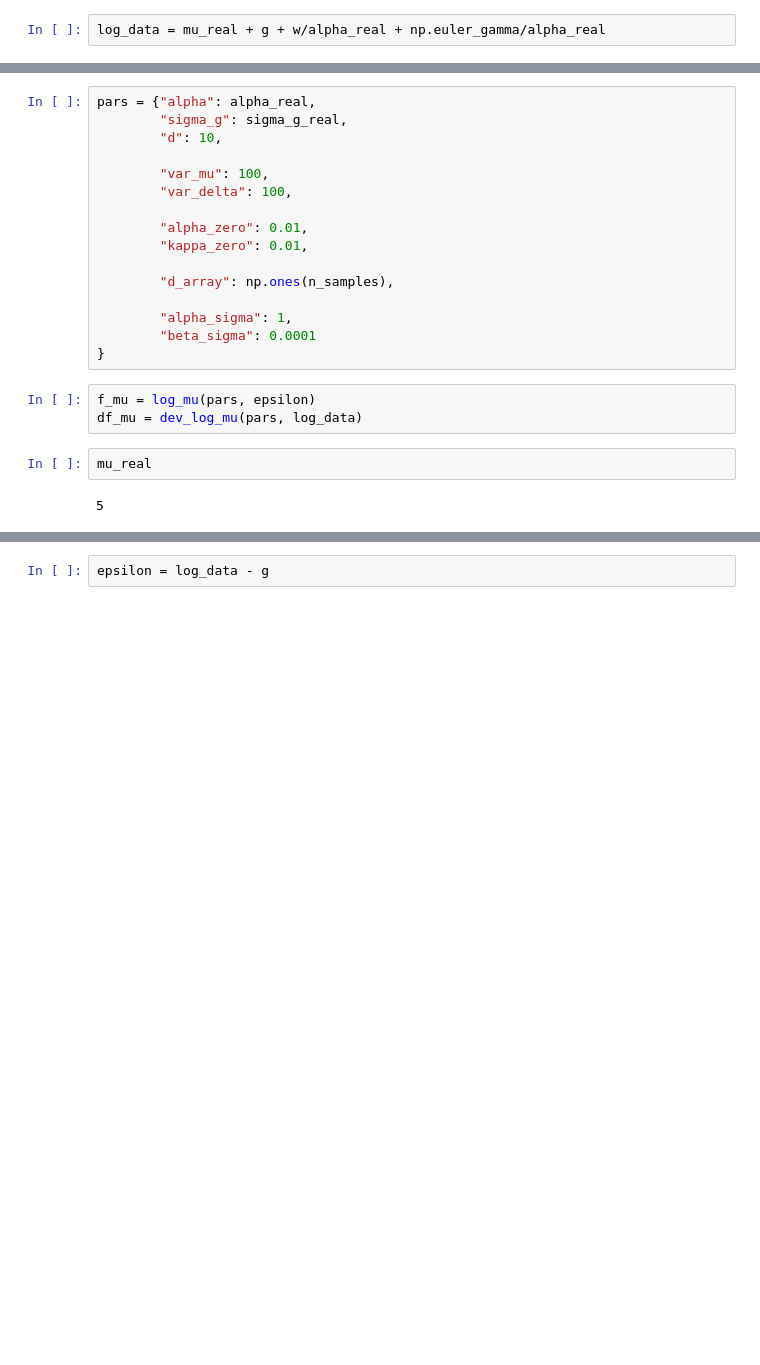
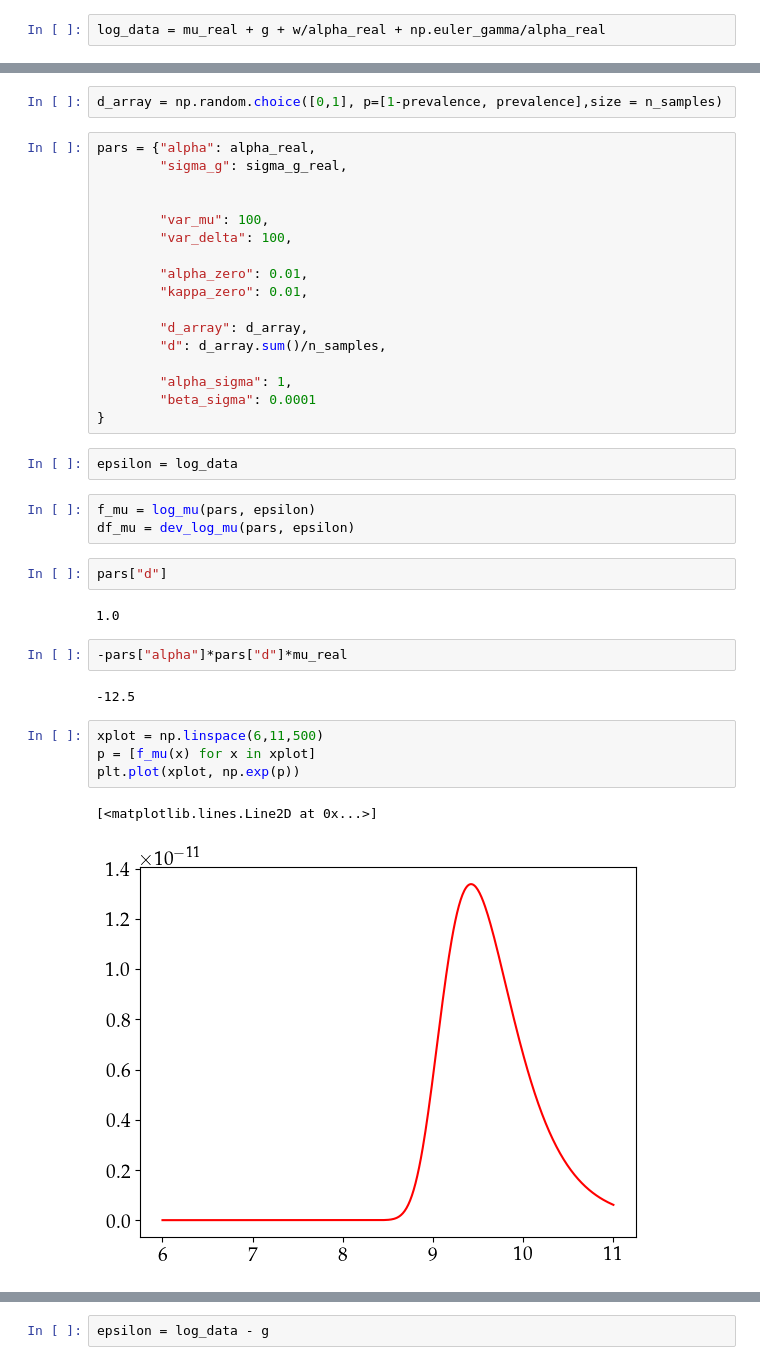
Before and after one commit to ariadnavillam/BayesW, a Jupyter notebook: simulate_data.ipynb, the cells around one changed output, grey strips where cells are left out. Drawn from its saved outputs; the diff is of its cells as text; blank space fills up the shorter version.

Commit message:
problems with alpha

```diff
--- a/simulate_data.ipynb
+++ b/simulate_data.ipynb
@@ -127,7 +123,9 @@ Phenotypic variance:  0.7631894506957162
+# %%
+d_array = np.random.choice([0,1], p=[1-prevalence, prevalence],size = n_samples)
 # %%
 pars = {"alpha": alpha_real,
         "sigma_g": sigma_g_real,
-        "d": 10,
+
 
         "var_mu": 100,
         "var_delta": 100,
@@ -135,15 +133,29 @@ pars = {"alpha": alpha_real,
         "alpha_zero": 0.01,
         "kappa_zero": 0.01,
 
-        "d_array": np.ones(n_samples),
+        "d_array": d_array,
+        "d": d_array.sum()/n_samples,
 
         "alpha_sigma": 1,
         "beta_sigma": 0.0001
 }
+# %%
+epsilon = log_data
 # %%
 f_mu = log_mu(pars, epsilon)
-df_mu = dev_log_mu(pars, log_data)
+df_mu = dev_log_mu(pars, epsilon)
-# %%
-mu_real
-# %% [output]
-5
+# %%
+pars["d"]
+# %% [output]
+1.0
+# %%
+-pars["alpha"]*pars["d"]*mu_real
+# %% [output]
+-12.5
+# %%
+xplot = np.linspace(6,11,500)
+p = [f_mu(x) for x in xplot]
+plt.plot(xplot, np.exp(p))
+# %% [output]
+[<matplotlib.lines.Line2D at 0x...>]
+[figure, added]
```
Also changed, not shown: parts of 18 cells of this notebook, 4 other files.
